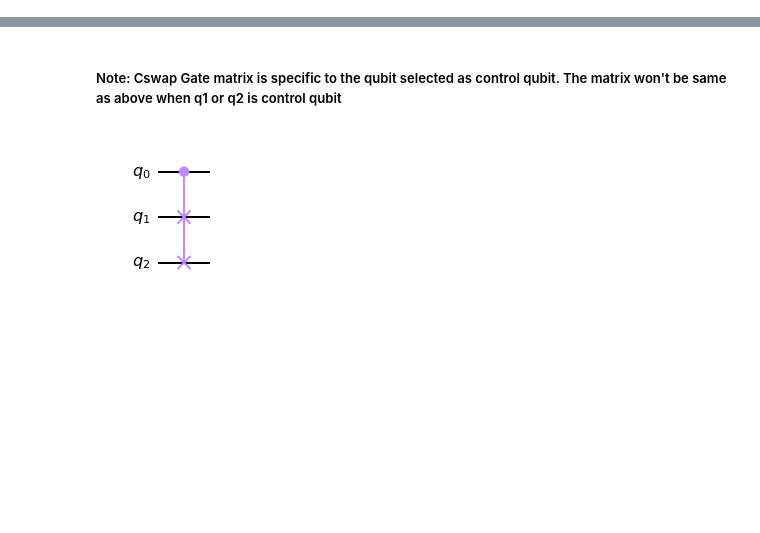
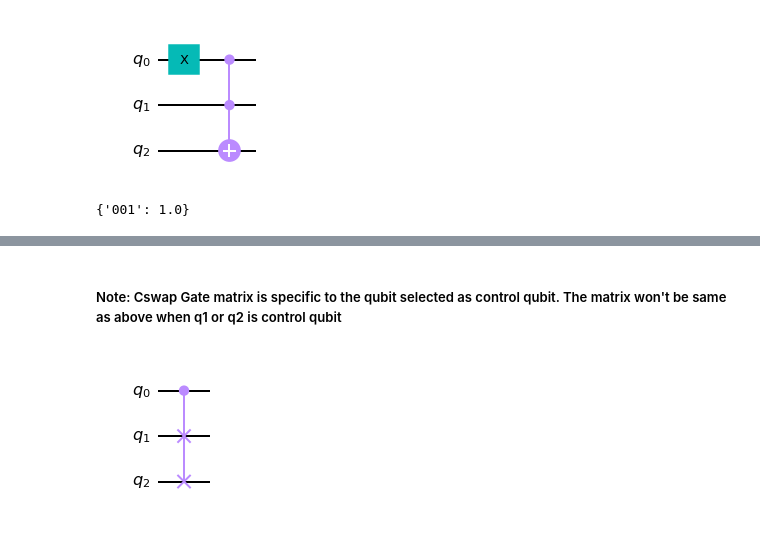
Before and after one commit to developer-student-club-thapar/Quantum-Computing, a Jupyter notebook: 4. Multi-Qubit Gates/f. Three qubit gates.ipynb, the cells around one changed output, grey strips where cells are left out. Cells and saved outputs as stored; diff of their text form; code cells hidden in the pictures; blank space fills up the shorter version.

```diff
--- a/4. Multi-Qubit Gates/f. Three qubit gates.ipynb
+++ b/4. Multi-Qubit Gates/f. Three qubit gates.ipynb
@@ -142,0 +89,5 @@ $$
+# %%
+toffoli(0,1)
+# %% [output]
+[figure, added]
+{'001': 1.0}
```
Also changed, not shown: parts of 30 cells of this notebook, 3 other files.
